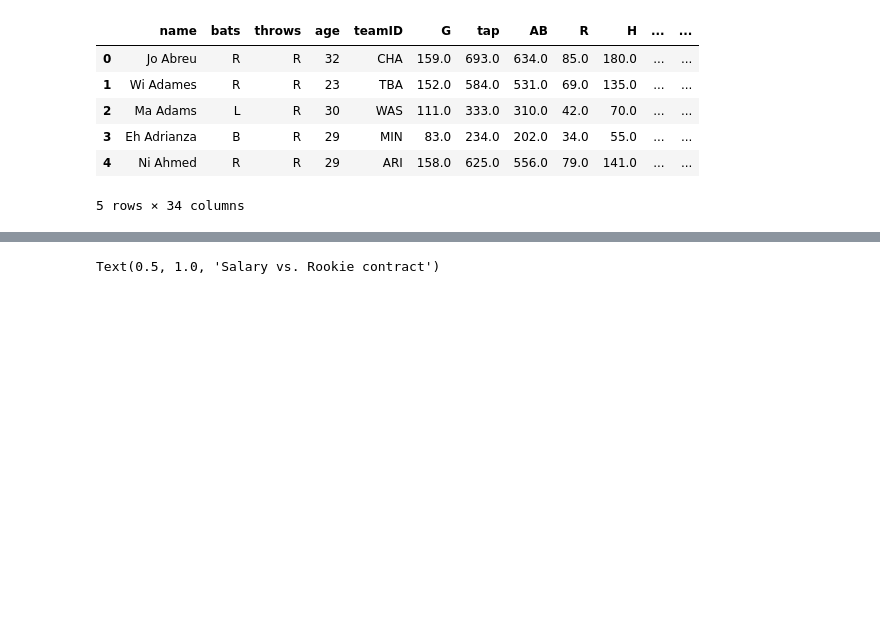
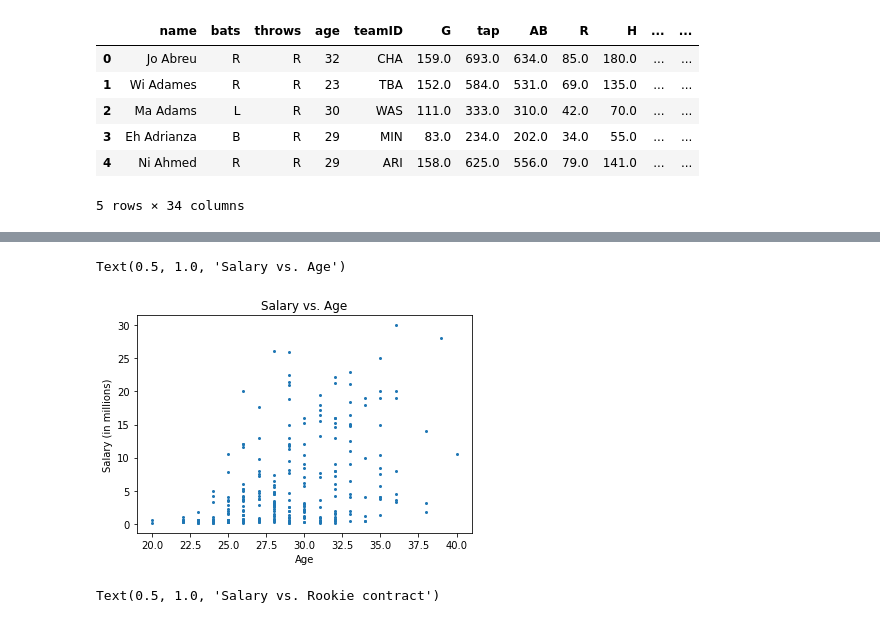
Before and after one commit to mnocerino23/MLB-Salary-Regressions, a Jupyter notebook: MLB_salaries_positionplayers_cleaned.ipynb, the cells around one changed output, grey strips where cells are left out. Drawn from its saved outputs; the diff is of its cells as text; code cells hidden in the pictures; blank space fills up the shorter version.

```diff
--- a/MLB_salaries_positionplayers_cleaned.ipynb
+++ b/MLB_salaries_positionplayers_cleaned.ipynb
@@ -269,4 +326,17 @@ for index, row in stats.iterrows():
     stats.at[index,'Rookie contract'] = 1
   else:
     stats.at[index,'Rookie contract'] = 0
+# %%
+import matplotlib.pyplot as plt
+import numpy as np
+
+x= stats['age']
+y = stats['salary']
+plt.scatter(x,y,s=4)
+plt.xlabel('Age')
+plt.ylabel('Salary (in millions)')
+plt.title('Salary vs. Age')
+# %% [output]
+Text(0.5, 1.0, 'Salary vs. Age')
+[figure, added]
 # %%
```
Also changed, not shown: parts of 24 cells of this notebook.
